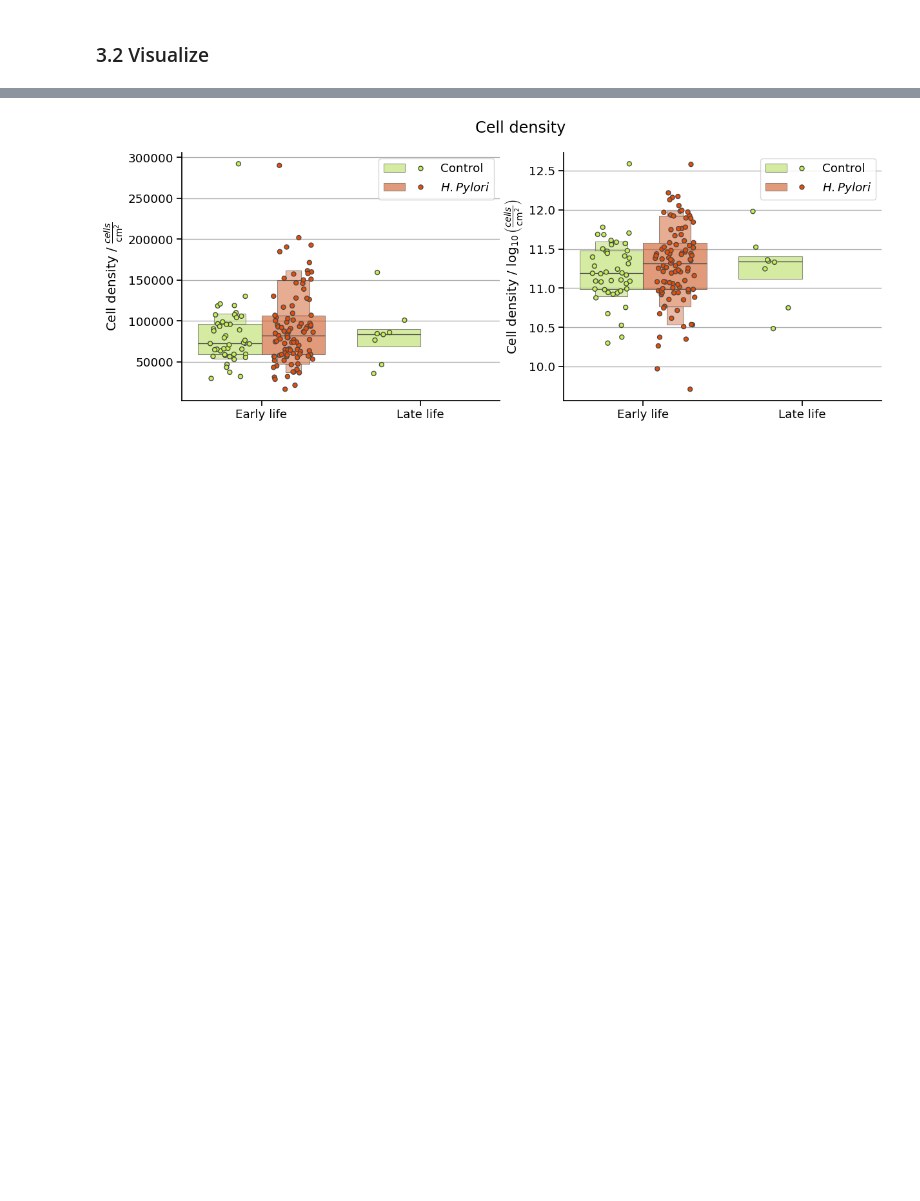
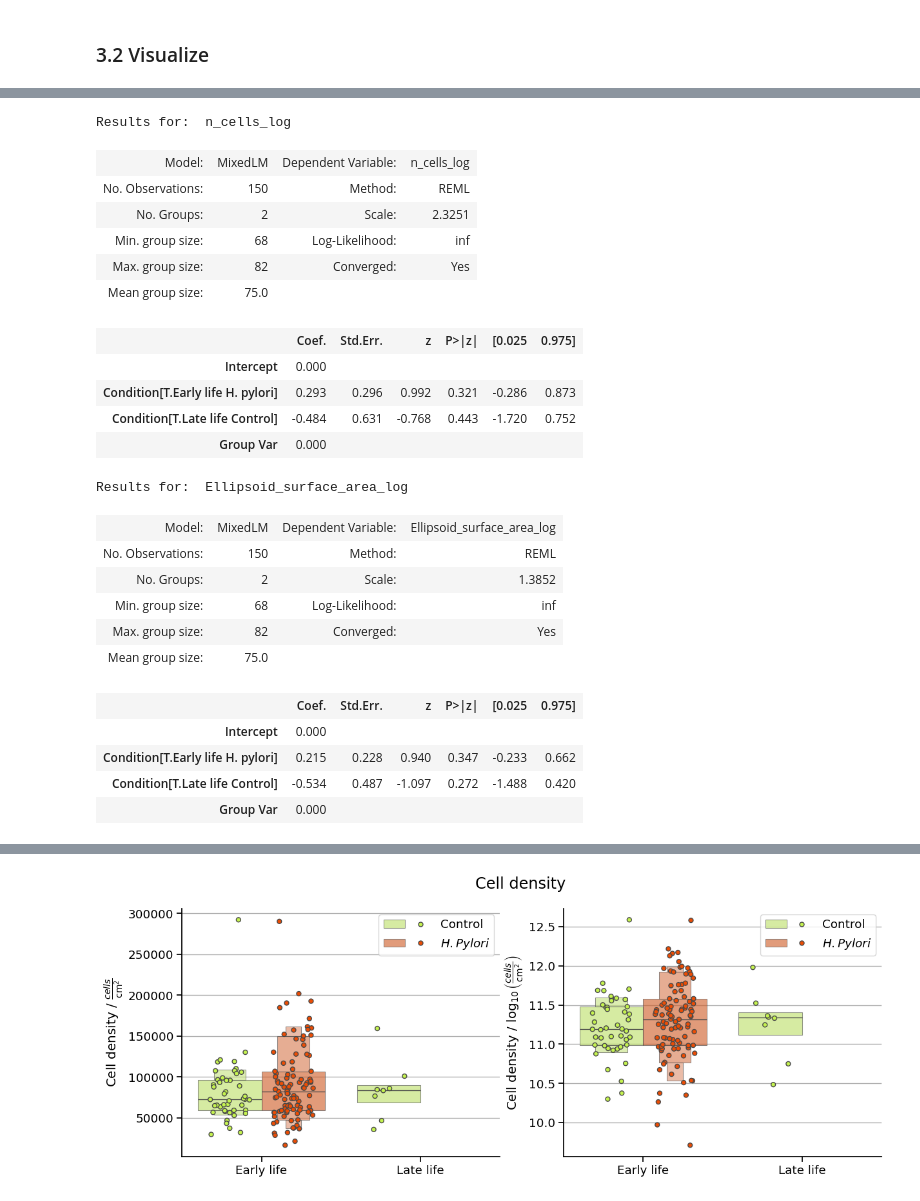
Before and after one commit to DaRoemer/OrganoCellQuant, a Jupyter notebook: Cell_count_analysis.ipynb, the cells around one changed output, grey strips where cells are left out. Saved outputs shown, nothing was run; the diff lists cells and outputs as text; code cells hidden in the pictures; blank space fills up the shorter version.

```diff
--- a/Cell_count_analysis.ipynb
+++ b/Cell_count_analysis.ipynb
@@ -174,0 +178,42 @@ The untransformed and the log transformed data is shown
+# %%
+for feature in ['n_cells_log', 'Ellipsoid_surface_area_log']:
+
+    # Load your data (assuming you have a DataFrame called 'summary_od_Day6')
+    # Make sure 'log_Area_median' and 'count' columns exist in your data
+
+    # Fit the LME model
+    random_effect   = "Replication"
+    formula         = feature + " ~ Condition"
+    lme_model       = smf.mixedlm(formula, data=DataTrusted, groups=DataTrusted[random_effect])
+
+    # Get the results summary
+    lme_results = lme_model.fit(method=["lbfgs"])
+
+    # Print the summary
+    print("Results for: ", feature)
+    display(lme_results.summary())
+# %% [output]
+Results for:  n_cells_log
+| Model: | MixedLM | Dependent Variable: | n_cells_log |
+| No. Observations: | 150 | Method: | REML |
+| No. Groups: | 2 | Scale: | 2.3251 |
+| Min. group size: | 68 | Log-Likelihood: | inf |
+| Max. group size: | 82 | Converged: | Yes |
+| Mean group size: | 75.0 |  |  |
+|  | Coef. | Std.Err. | z | P>|z| | [0.025 | 0.975] |
+| Intercept | 0.000 |  |  |  |  |  |
+| Condition[T.Early life H. pylori] | 0.293 | 0.296 | 0.992 | 0.321 | -0.286 | 0.873 |
+| Condition[T.Late life Control] | -0.484 | 0.631 | -0.768 | 0.443 | -1.720 | 0.752 |
+| Group Var | 0.000 |  |  |  |  |  |
+Results for:  Ellipsoid_surface_area_log
+| Model: | MixedLM | Dependent Variable: | Ellipsoid_surface_area_log |
+| No. Observations: | 150 | Method: | REML |
+| No. Groups: | 2 | Scale: | 1.3852 |
+| Min. group size: | 68 | Log-Likelihood: | inf |
+| Max. group size: | 82 | Converged: | Yes |
+| Mean group size: | 75.0 |  |  |
+|  | Coef. | Std.Err. | z | P>|z| | [0.025 | 0.975] |
+| Intercept | 0.000 |  |  |  |  |  |
+| Condition[T.Early life H. pylori] | 0.215 | 0.228 | 0.940 | 0.347 | -0.233 | 0.662 |
+| Condition[T.Late life Control] | -0.534 | 0.487 | -1.097 | 0.272 | -1.488 | 0.420 |
+| Group Var | 0.000 |  |  |  |  |  |
```
Also changed, not shown: parts of 42 cells of this notebook.
